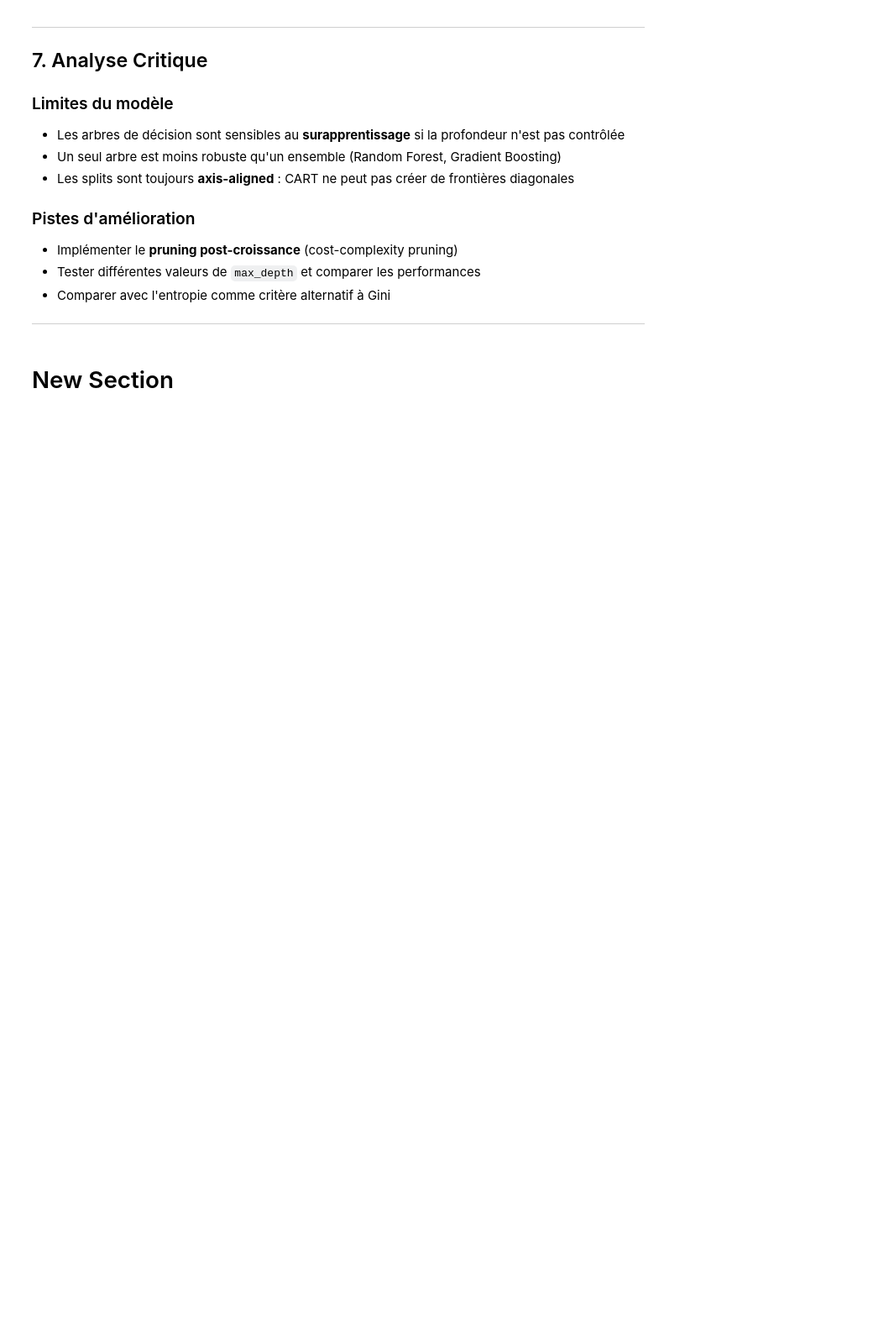
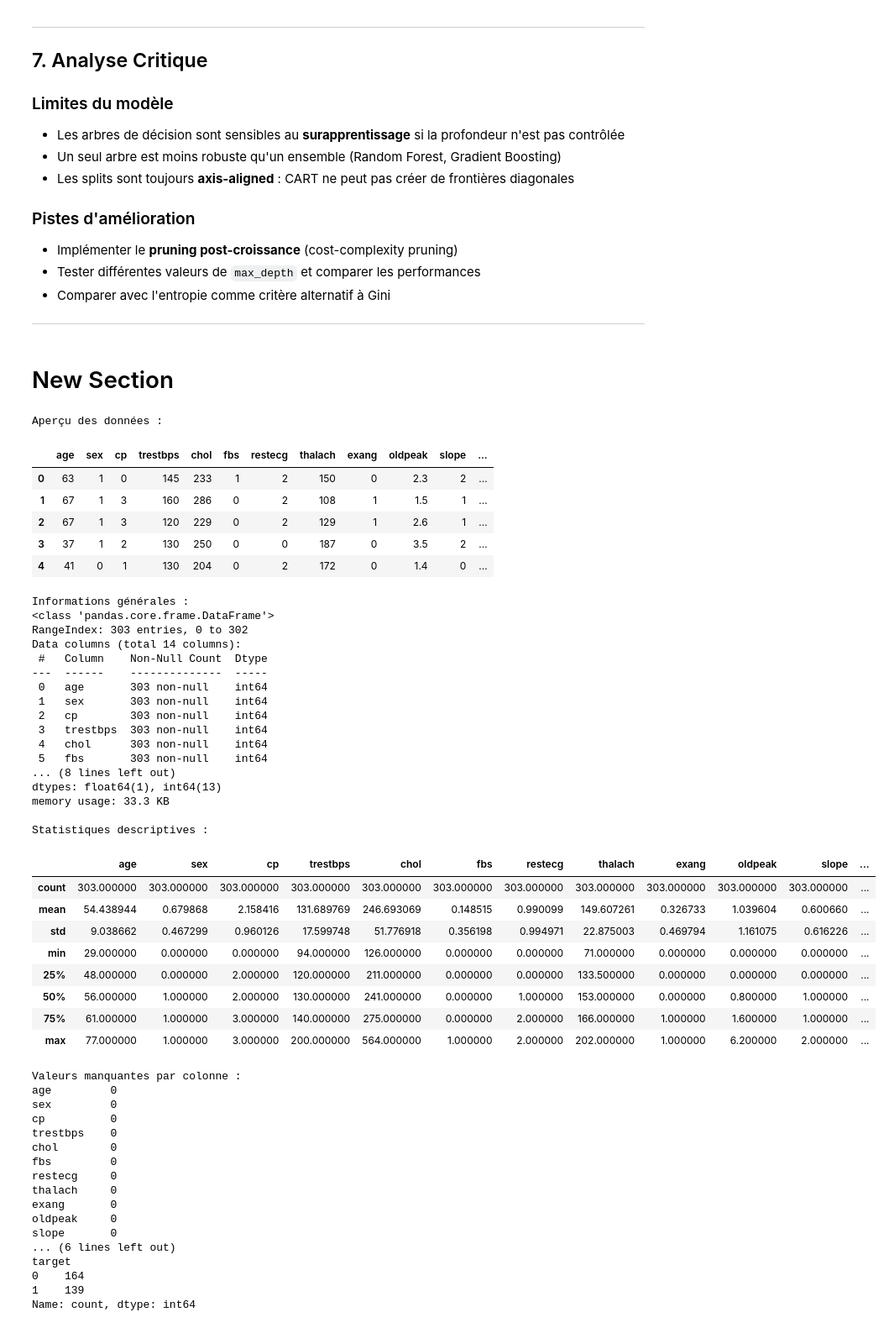
Before and after one commit to gssgsssss/Projet_Arbres_Decision_L3, a Jupyter notebook: Projet_Maths_Info_Arbres_Decision_.ipynb, the cells around one changed output. Shown at 84% size. Drawn from its saved outputs; the diff is of its cells as text; code cells hidden in the pictures; blank space fills up the shorter version.

```diff
--- a/Projet_Maths_Info_Arbres_Decision_.ipynb
+++ b/Projet_Maths_Info_Arbres_Decision_.ipynb
@@ -150,3 +150,81 @@ Pour éviter le surapprentissage, la croissance de l'arbre est stoppée si :
 ---
 # %% [markdown]
 # New Section
+# %%
+# On importe pandas pour manipuler les données sous forme de tableau
+import pandas as pd
+
+# On charge le fichier CSV depuis Google Drive ou un upload direct
+# Si le fichier est uploadé dans Colab, il sera dans /content/
+df = pd.read_csv('/content/Heart_disease_cleveland_new.csv')
+
+# On affiche les 5 premières lignes pour vérifier que le chargement est correct
+print("Aperçu des données :")
+display(df.head())
+
+# On affiche les informations générales : types de colonnes, valeurs manquantes
+print("\nInformations générales :")
+df.info()
+
+# On affiche des statistiques descriptives : min, max, moyenne, etc.
+print("\nStatistiques descriptives :")
+display(df.describe())
+
+# On vérifie s'il y a des valeurs manquantes dans chaque colonne
+print("\nValeurs manquantes par colonne :")
+print(df.isnull().sum())
+
+# On affiche la distribution de la variable cible (0 = sain, 1 = malade)
+print("\nDistribution de la variable cible :")
+print(df['target'].value_counts())
+# %% [output]
+Aperçu des données :
+|  | age | sex | cp | trestbps | chol | fbs | restecg | thalach | exang | oldpeak | slope | ... |
+| 0 | 63 | 1 | 0 | 145 | 233 | 1 | 2 | 150 | 0 | 2.3 | 2 | ... |
+| 1 | 67 | 1 | 3 | 160 | 286 | 0 | 2 | 108 | 1 | 1.5 | 1 | ... |
+| 2 | 67 | 1 | 3 | 120 | 229 | 0 | 2 | 129 | 1 | 2.6 | 1 | ... |
+| 3 | 37 | 1 | 2 | 130 | 250 | 0 | 0 | 187 | 0 | 3.5 | 2 | ... |
+| 4 | 41 | 0 | 1 | 130 | 204 | 0 | 2 | 172 | 0 | 1.4 | 0 | ... |
+Informations générales :
+<class 'pandas.core.frame.DataFrame'>
+RangeIndex: 303 entries, 0 to 302
+Data columns (total 14 columns):
+ #   Column    Non-Null Count  Dtype
+---  ------    --------------  -----
+ 0   age       303 non-null    int64
+ 1   sex       303 non-null    int64
+ 2   cp        303 non-null    int64
+ 3   trestbps  303 non-null    int64
+ 4   chol      303 non-null    int64
+ 5   fbs       303 non-null    int64
+... (8 lines left out)
+dtypes: float64(1), int64(13)
+memory usage: 33.3 KB
+
+Statistiques descriptives :
+|  | age | sex | cp | trestbps | chol | fbs | restecg | thalach | exang | oldpeak | slope | ... |
+| count | 303.000000 | 303.000000 | 303.000000 | 303.000000 | 303.000000 | 303.000000 | 303.000000 | 303.000000 | 303.000000 | 303.000000 | 303.000000 | ... |
+| mean | 54.438944 | 0.679868 | 2.158416 | 131.689769 | 246.693069 | 0.148515 | 0.990099 | 149.607261 | 0.326733 | 1.039604 | 0.600660 | ... |
+| std | 9.038662 | 0.467299 | 0.960126 | 17.599748 | 51.776918 | 0.356198 | 0.994971 | 22.875003 | 0.469794 | 1.161075 | 0.616226 | ... |
+| min | 29.000000 | 0.000000 | 0.000000 | 94.000000 | 126.000000 | 0.000000 | 0.000000 | 71.000000 | 0.000000 | 0.000000 | 0.000000 | ... |
+| 25% | 48.000000 | 0.000000 | 2.000000 | 120.000000 | 211.000000 | 0.000000 | 0.000000 | 133.500000 | 0.000000 | 0.000000 | 0.000000 | ... |
+| 50% | 56.000000 | 1.000000 | 2.000000 | 130.000000 | 241.000000 | 0.000000 | 1.000000 | 153.000000 | 0.000000 | 0.800000 | 1.000000 | ... |
+| 75% | 61.000000 | 1.000000 | 3.000000 | 140.000000 | 275.000000 | 0.000000 | 2.000000 | 166.000000 | 1.000000 | 1.600000 | 1.000000 | ... |
+| max | 77.000000 | 1.000000 | 3.000000 | 200.000000 | 564.000000 | 1.000000 | 2.000000 | 202.000000 | 1.000000 | 6.200000 | 2.000000 | ... |
+Valeurs manquantes par colonne :
+age         0
+sex         0
+cp          0
+trestbps    0
+chol        0
+fbs         0
+restecg     0
+thalach     0
+exang       0
+oldpeak     0
+slope       0
+... (6 lines left out)
+target
+0    164
+1    139
+Name: count, dtype: int64
```
Also changed, not shown: parts of 19 cells of this notebook.
